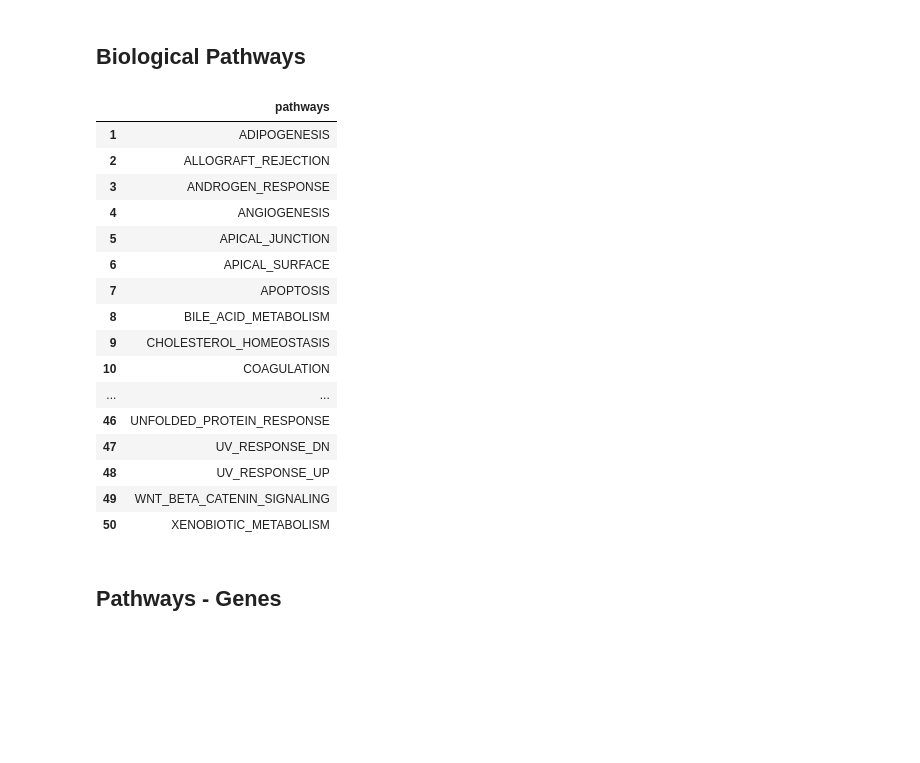
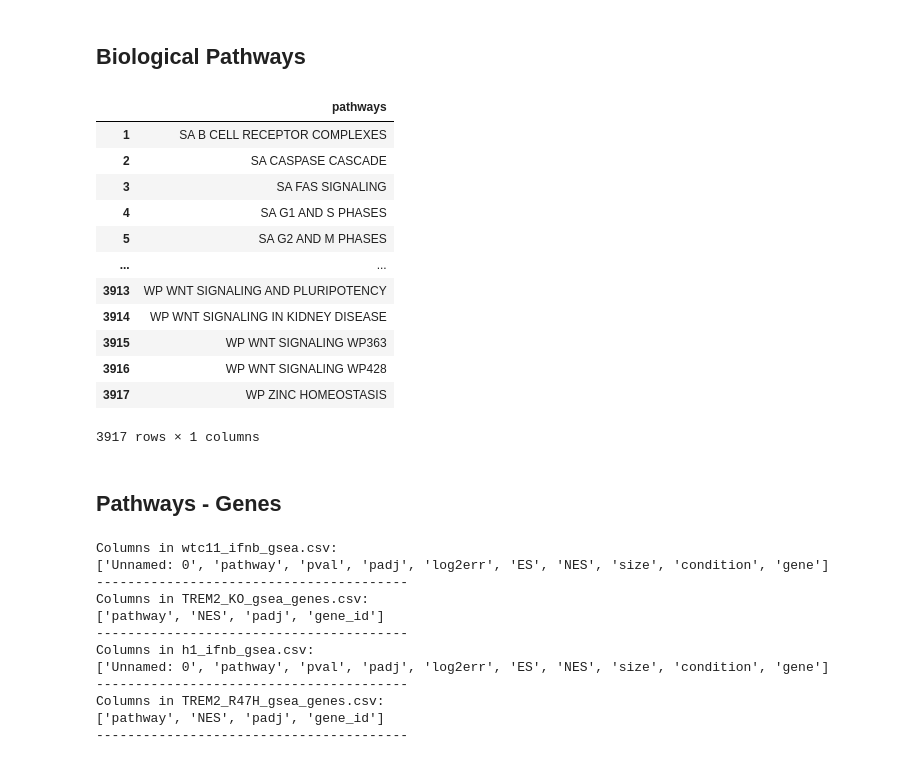
Before and after one commit to Nathan2400912/AD_Database, a Jupyter notebook: data_parsing.ipynb, the cells around one changed output. Drawn from its saved outputs; the diff is of its cells as text; code cells hidden in the pictures; blank space fills up the shorter version.

Commit message:
changed pathways to c2 canonical for gsea

```diff
--- a/data_parsing.ipynb
+++ b/data_parsing.ipynb
@@ -545,26 +545,44 @@ combiend_de.to_csv('combined_de.csv', index=False)
 ## Biological Pathways
 # %%
 pathways = pd.read_csv('/Users/nathan/Desktop/Lei\'s Lab/AD_Microglia_DE_Analysis/AD_Microglia_DEGs/DEA/biological_pathways.csv', index_col=0)
+pathways['pathways'] = pathways['pathways'].str.replace('_',' ')
 pathways
 # %% [output]
 |  | pathways |
-| 1 | ADIPOGENESIS |
-| 2 | ALLOGRAFT_REJECTION |
-| 3 | ANDROGEN_RESPONSE |
-| 4 | ANGIOGENESIS |
-| 5 | APICAL_JUNCTION |
-| 6 | APICAL_SURFACE |
-| 7 | APOPTOSIS |
-| 8 | BILE_ACID_METABOLISM |
-| 9 | CHOLESTEROL_HOMEOSTASIS |
-| 10 | COAGULATION |
+| 1 | SA B CELL RECEPTOR COMPLEXES |
+| 2 | SA CASPASE CASCADE |
+| 3 | SA FAS SIGNALING |
+| 4 | SA G1 AND S PHASES |
+| 5 | SA G2 AND M PHASES |
 | ... | ... |
-| 46 | UNFOLDED_PROTEIN_RESPONSE |
-| 47 | UV_RESPONSE_DN |
-| 48 | UV_RESPONSE_UP |
-| 49 | WNT_BETA_CATENIN_SIGNALING |
-| 50 | XENOBIOTIC_METABOLISM |
+| 3913 | WP WNT SIGNALING AND PLURIPOTENCY |
+| 3914 | WP WNT SIGNALING IN KIDNEY DISEASE |
+| 3915 | WP WNT SIGNALING WP363 |
+| 3916 | WP WNT SIGNALING WP428 |
+| 3917 | WP ZINC HOMEOSTASIS |
+3917 rows × 1 columns
 # %%
 pathways.to_csv('/Users/nathan/Desktop/Bioinformatics/Projects/AD_Database/Tables/pathways.csv', index=False)
 # %% [markdown]
 ## Pathways - Genes
+# %%
+gsea_dir = '/Users/nathan/Desktop/Bioinformatics/Projects/AD_Database/Data/GSEA'
+csv_files = glob.glob(os.path.join(gsea_dir, '*.csv'))
+for file in csv_files:
+    df = pd.read_csv(file)
+    print(f"Columns in {os.path.basename(file)}:")
+    print(df.columns.tolist())
+    print('-' * 40)
+# %% [output]
+Columns in wtc11_ifnb_gsea.csv:
+['Unnamed: 0', 'pathway', 'pval', 'padj', 'log2err', 'ES', 'NES', 'size', 'condition', 'gene']
+----------------------------------------
+Columns in TREM2_KO_gsea_genes.csv:
+['pathway', 'NES', 'padj', 'gene_id']
+----------------------------------------
+Columns in h1_ifnb_gsea.csv:
+['Unnamed: 0', 'pathway', 'pval', 'padj', 'log2err', 'ES', 'NES', 'size', 'condition', 'gene']
+----------------------------------------
+Columns in TREM2_R47H_gsea_genes.csv:
+['pathway', 'NES', 'padj', 'gene_id']
+----------------------------------------
```
Also changed, not shown: parts of 1 cell of this notebook, 1 other file.
